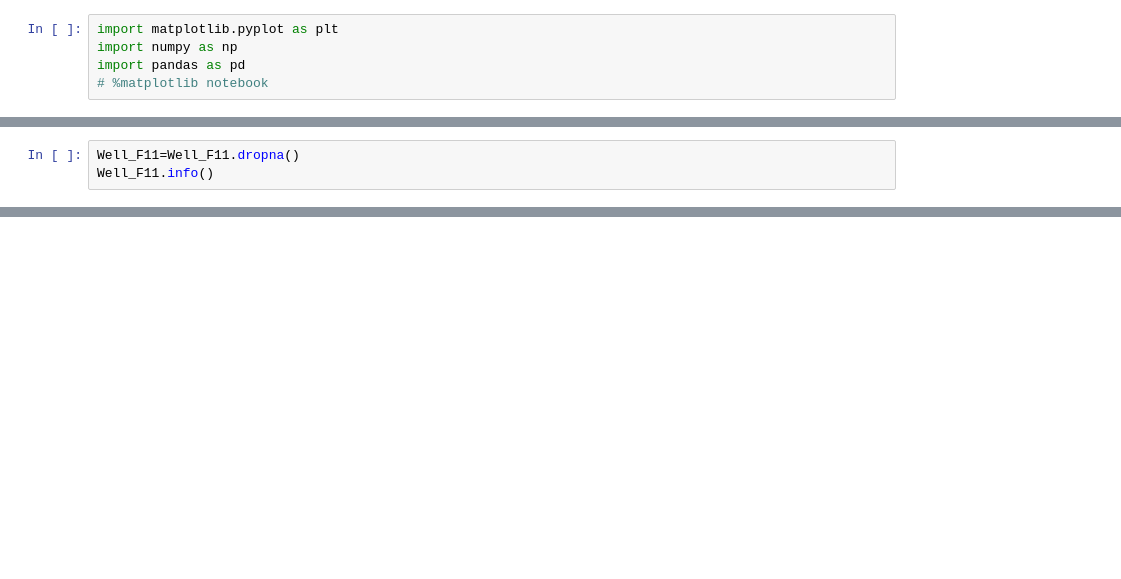
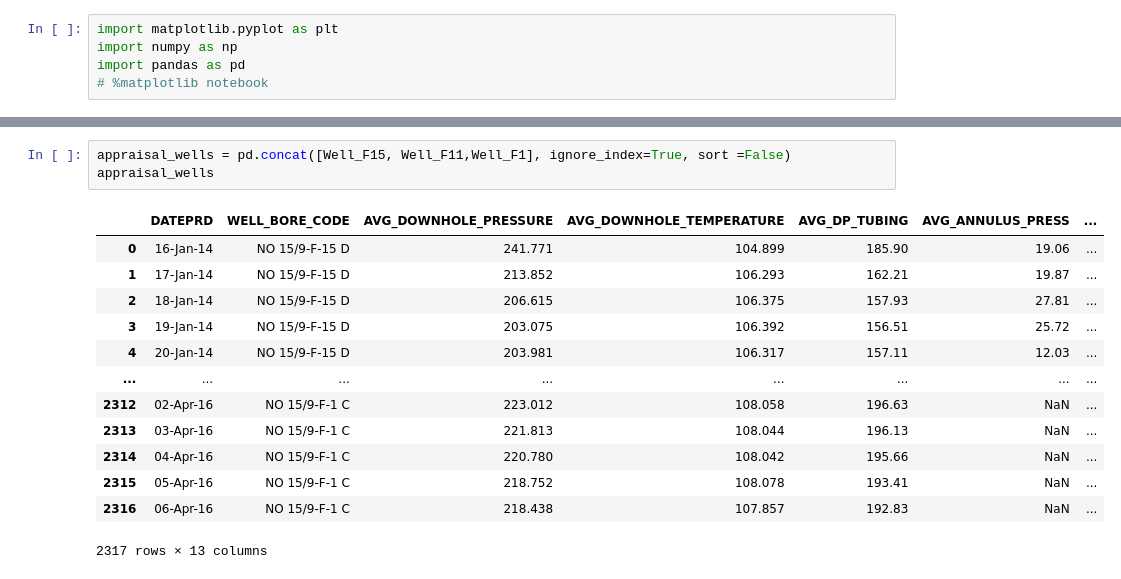
Before and after one commit to sgk2004/Volve-Dataset, a Jupyter notebook: Production/data_etl.ipynb, the cells around one changed output, grey strips where cells are left out. Drawn from its saved outputs; the diff is of its cells as text; blank space fills up the shorter version.

```diff
--- a/Production/data_etl.ipynb
+++ b/Production/data_etl.ipynb
@@ -864,3 +5,0 @@ memory usage: 127.4+ KB
-# %%
-Well_F11=Well_F11.dropna()
-Well_F11.info()
@@ -1084,0 +100,17 @@ plt.show()
+# %%
+appraisal_wells = pd.concat([Well_F15, Well_F11,Well_F1], ignore_index=True, sort =False)
+appraisal_wells
+# %% [output]
+|  | DATEPRD | WELL_BORE_CODE | AVG_DOWNHOLE_PRESSURE | AVG_DOWNHOLE_TEMPERATURE | AVG_DP_TUBING | AVG_ANNULUS_PRESS | ... |
+| 0 | 16-Jan-14 | NO 15/9-F-15 D | 241.771 | 104.899 | 185.90 | 19.06 | ... |
+| 1 | 17-Jan-14 | NO 15/9-F-15 D | 213.852 | 106.293 | 162.21 | 19.87 | ... |
+| 2 | 18-Jan-14 | NO 15/9-F-15 D | 206.615 | 106.375 | 157.93 | 27.81 | ... |
+| 3 | 19-Jan-14 | NO 15/9-F-15 D | 203.075 | 106.392 | 156.51 | 25.72 | ... |
+| 4 | 20-Jan-14 | NO 15/9-F-15 D | 203.981 | 106.317 | 157.11 | 12.03 | ... |
+| ... | ... | ... | ... | ... | ... | ... | ... |
+| 2312 | 02-Apr-16 | NO 15/9-F-1 C | 223.012 | 108.058 | 196.63 | NaN | ... |
+| 2313 | 03-Apr-16 | NO 15/9-F-1 C | 221.813 | 108.044 | 196.13 | NaN | ... |
+| 2314 | 04-Apr-16 | NO 15/9-F-1 C | 220.780 | 108.042 | 195.66 | NaN | ... |
+| 2315 | 05-Apr-16 | NO 15/9-F-1 C | 218.752 | 108.078 | 193.41 | NaN | ... |
+| 2316 | 06-Apr-16 | NO 15/9-F-1 C | 218.438 | 107.857 | 192.83 | NaN | ... |
+2317 rows × 13 columns
```
Also changed, not shown: parts of 75 cells of this notebook, 3 other files.
